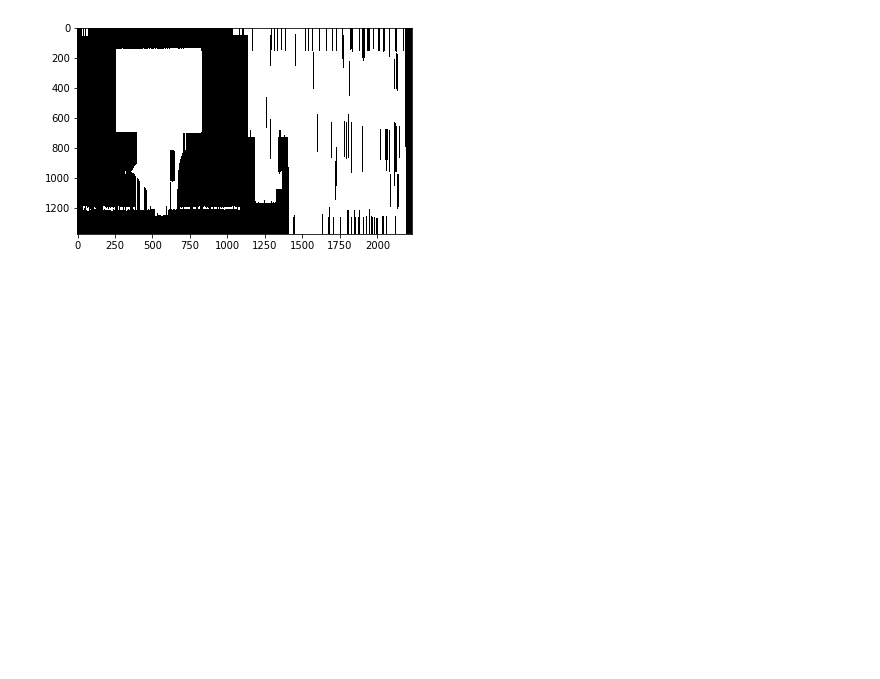
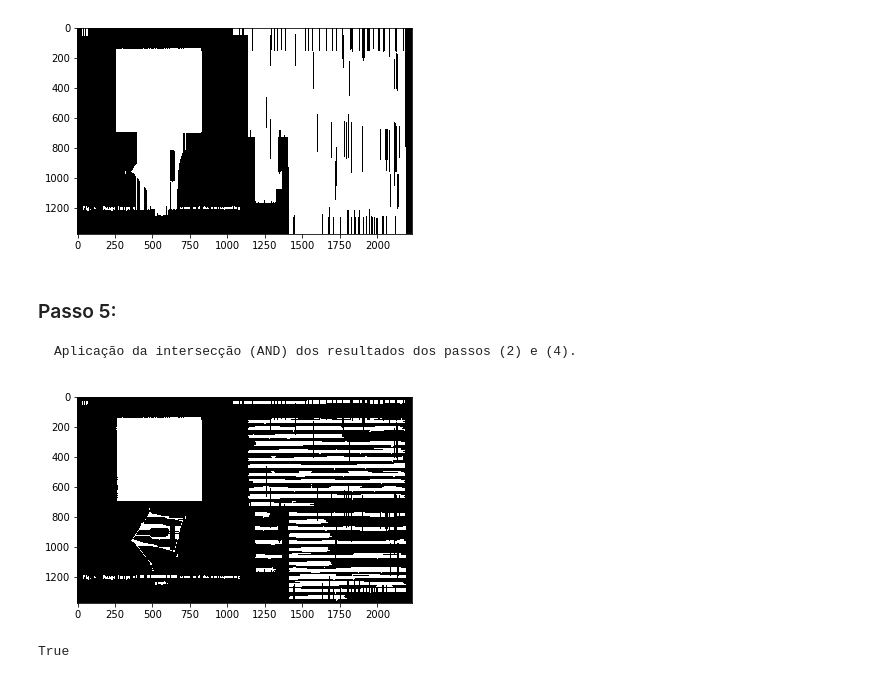
Before and after one commit to luizcartolano2/mc920, a Jupyter notebook: proj3-2019/proj3.ipynb, the cells around one changed output. Drawn from its saved outputs; the diff is of its cells as text; code cells hidden in the pictures; blank space fills up the shorter version.

Commit message:
implementados passo 5 e 6

```diff
--- a/proj3-2019/proj3.ipynb
+++ b/proj3-2019/proj3.ipynb
@@ -17,8 +17,8 @@ show()
     Dilatação da imagem original com um elemento estruturante de 1 pixel de altura e 100 pixels de largura.
 # %%
 img_1 = img.copy()
-kernel = np.ones((1,100))
-img_dlt_1 = cv2.dilate(-img_1,kernel,iterations = 1)
+kernel = np.ones((1,100), np.uint8)
+img_dlt_1 = cv2.dilate(img_1,-kernel,iterations = 1)
 imshow(img_dlt_1,cmap='gray')
 show()
 # %% [output]
@@ -27,8 +27,8 @@ show()
 ### Passo 2:
     Erosão da imagem resultante com o mesmo elemento estruturante do passo (1).
 # %%
-kernel = np.ones((1,100))
-img_ers_2 = cv2.erode(img_dlt_1,kernel,iterations = 1)
+kernel = np.ones((1,100), np.uint8)
+img_ers_2 = cv2.erode(img_dlt_1,-kernel,iterations = 1)
 imshow(img_ers_2,cmap='gray')
 show()
 # %% [output]
@@ -38,8 +38,8 @@ show()
     Dilatação da imagem original com um elemento estruturante de 200 pixels de altura e 1 pixel de largura.
 # %%
 img_3 = img.copy()
-kernel = np.ones((200,1))
-img_dlt_3 = cv2.dilate(-img_3,kernel,iterations = 1)
+kernel = np.ones((200,1), np.uint8)
+img_dlt_3 = cv2.dilate(img_3,-kernel,iterations = 1)
 imshow(img_dlt_3,cmap='gray')
 show()
 # %% [output]
@@ -48,9 +48,21 @@ show()
 ### Passo 4:
     Erosão da imagem resultante com o mesmo elemento estruturante do passo (3).
 # %%
-kernel = np.ones((200,1))
-img_ers_4 = cv2.erode(img_dlt_3,kernel,iterations = 1)
+kernel = np.ones((200,1), np.uint8)
+img_ers_4 = cv2.erode(img_dlt_3,-kernel,iterations = 1)
 imshow(img_ers_4,cmap='gray')
 show()
 # %% [output]
 [figure]
+# %% [markdown]
+### Passo 5:
+    Aplicação da intersecção (AND) dos resultados dos passos (2) e (4).
+# %%
+img_and_5 = cv2.bitwise_or(img_ers_2,img_ers_4)
+imshow(img_and_5, cmap='gray')
+show()
+img_T = cv2.normalize(img_and_5,  None, alpha=0, beta=255, norm_type=cv2.NORM_MINMAX, dtype=cv2.CV_8U)
+cv2.imwrite('teste.pbm', img_T)
+# %% [output]
+[figure, added]
+True
```
Also changed, not shown: parts of 4 cells of this notebook.
